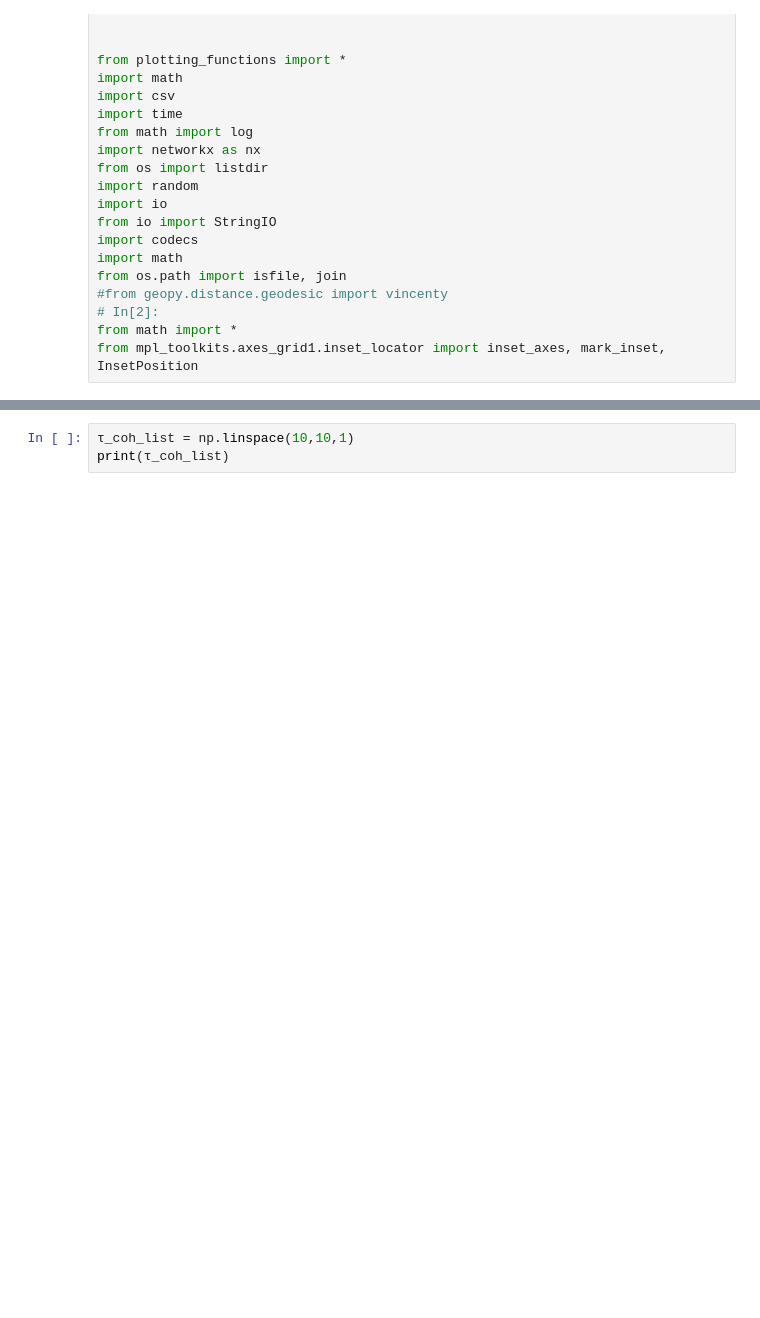
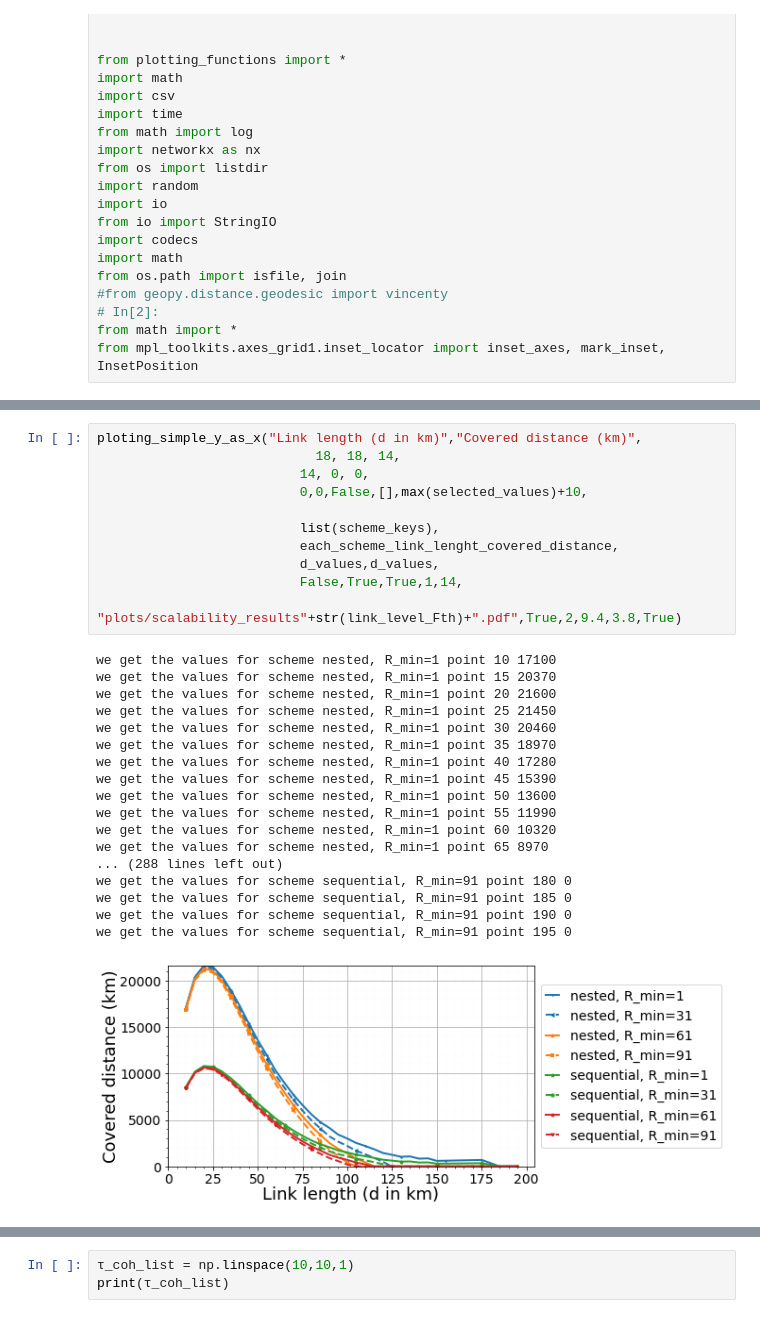
Before and after one commit to pooryousefshahrooz/QSN, a Jupyter notebook: plotting/parsing_and_plotting.ipynb, the cells around one changed output, grey strips where cells are left out. Drawn from its saved outputs; the diff is of its cells as text; blank space fills up the shorter version.

```diff
--- a/plotting/parsing_and_plotting.ipynb
+++ b/plotting/parsing_and_plotting.ipynb
@@ -25,3 +189,33 @@ from mpl_toolkits.axes_grid1.inset_locator import inset_axes, mark_inset, InsetP
+# %%
+ploting_simple_y_as_x("Link length (d in km)","Covered distance (km)",
+                            18, 18, 14,
+                          14, 0, 0,
+                          0,0,False,[],max(selected_values)+10,
+
+                          list(scheme_keys),
+                          each_scheme_link_lenght_covered_distance,
+                          d_values,d_values,
+                          False,True,True,1,14,
+                          "plots/scalability_results"+str(link_level_Fth)+".pdf",True,2,9.4,3.8,True)
+# %% [output]
+we get the values for scheme nested, R_min=1 point 10 17100
+we get the values for scheme nested, R_min=1 point 15 20370
+we get the values for scheme nested, R_min=1 point 20 21600
+we get the values for scheme nested, R_min=1 point 25 21450
+we get the values for scheme nested, R_min=1 point 30 20460
+we get the values for scheme nested, R_min=1 point 35 18970
+we get the values for scheme nested, R_min=1 point 40 17280
+we get the values for scheme nested, R_min=1 point 45 15390
+we get the values for scheme nested, R_min=1 point 50 13600
+we get the values for scheme nested, R_min=1 point 55 11990
+we get the values for scheme nested, R_min=1 point 60 10320
+we get the values for scheme nested, R_min=1 point 65 8970
+... (288 lines left out)
+we get the values for scheme sequential, R_min=91 point 180 0
+we get the values for scheme sequential, R_min=91 point 185 0
+we get the values for scheme sequential, R_min=91 point 190 0
+we get the values for scheme sequential, R_min=91 point 195 0
+[figure, added]
 # %%
 
 scheme_keys = set([])
```
Also changed, not shown: parts of 10 cells of this notebook, 13 other files.
